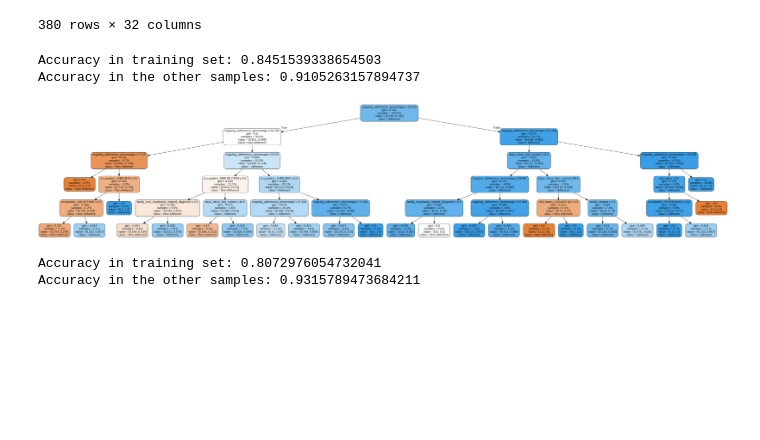
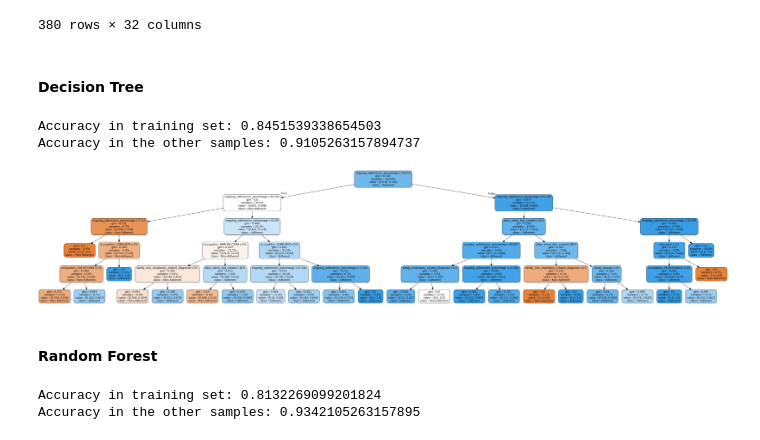
Before and after one commit to DS4A-T22/model, a Jupyter notebook: Model-HumanisticData.ipynb, the cells around one changed output. Saved outputs shown, nothing was run; the diff lists cells and outputs as text; code cells hidden in the pictures; blank space fills up the shorter version.

Commit message:
Evaluate DTree, RForest and XGBoost models on humanistic data

```diff
--- a/Model-HumanisticData.ipynb
+++ b/Model-HumanisticData.ipynb
@@ -282,6 +293,7 @@ Text(0.5,1,'Correlation Matrix')
 # %% [markdown]
 ## All covariates
 # %%
+depth = 5
 covariates1 = bi_fr_wb_adherence_modelable.columns[~bi_fr_wb_adherence_modelable.columns.isin(['id_patient', 'qualitative_result', 'survey_date', 'birthdate'])]
 covariates1
 # %% [output]
@@ -491,32 +493,36 @@ display(bi_fr_wb_adherence_test)
 | 4747 | 1997825 | 2020-01-16 | 1.0 | 168.0 | 66.666667 | 3 | ... |
 | 4761 | 1999536 | 2020-02-22 | 1.0 | 563.0 | 100.000000 | 2 | ... |
 380 rows × 32 columns
+# %% [markdown]
+#### Decision Tree
 # %%
-clf_new = DecisionTreeClassifier(max_depth = 5)
+clf_new = DecisionTreeClassifier(max_depth = depth)
 clf_new = clf_new.fit(bi_fr_wb_adherence_train[covariates2], bi_fr_wb_adherence_train['qualitative_result'])
 
 y_pred_train = clf_new.predict(bi_fr_wb_adherence_train[covariates2])
 y_pred_test = clf_new.predict(bi_fr_wb_adherence_test[covariates2])
 
 print(f"Accuracy in training set: {accuracy_score(bi_fr_wb_adherence_train['qualitative_result'], y_pred_train)}")
 print(f"Accuracy in the other samples: {accuracy_score(bi_fr_wb_adherence_test['qualitative_result'], y_pred_test)}")
 
 dot_data = StringIO()
 export_graphviz(clf_new, out_file=dot_data, feature_names = covariates2,
                 class_names=['Non-Adherent', 'Adherent'],
                 filled=True, rounded=True,
                 special_characters=True,
                 impurity='gini', proportion=True)
 
 graph = pydotplus.graph_from_dot_data(dot_data.getvalue())
 Image(graph.create_png())
 # %% [output]
 Accuracy in training set: 0.8451539338654503
 Accuracy in the other samples: 0.9105263157894737
-[figure, old version]
+[figure, new version]
+# %% [markdown]
+#### Random Forest
 # %%
-clf_rf_new = RandomForestClassifier(n_estimators=100, max_depth=5, random_state=0)
-clf_rf_new.fit(bi_fr_wb_adherence_modelable[covariates2], bi_fr_wb_adherence_modelable['qualitative_result'])
+clf_rf_new = RandomForestClassifier(n_estimators=100, max_depth=depth, random_state=0)
+clf_rf_new.fit(bi_fr_wb_adherence_train[covariates2], bi_fr_wb_adherence_train['qualitative_result'])
 
 y_pred_train = clf_rf_new.predict(bi_fr_wb_adherence_train[covariates2])
 y_pred_test = clf_rf_new.predict(bi_fr_wb_adherence_test[covariates2])
@@ -524,8 +530,8 @@ y_pred_test = clf_rf_new.predict(bi_fr_wb_adherence_test[covariates2])
 print(f"Accuracy in training set: {accuracy_score(bi_fr_wb_adherence_train['qualitative_result'], y_pred_train)}")
 print(f"Accuracy in the other samples: {accuracy_score(bi_fr_wb_adherence_test['qualitative_result'], y_pred_test)}")
 # %% [output]
-Accuracy in training set: 0.8072976054732041
-Accuracy in the other samples: 0.9315789473684211
+Accuracy in training set: 0.8132269099201824
+Accuracy in the other samples: 0.9342105263157895
 # %%
 importances = clf_rf_new.feature_importances_
 std = np.std([tree.feature_importances_ for tree in clf_rf_new.estimators_],
```
Also changed, not shown: parts of 18 cells of this notebook, 2 other files.
